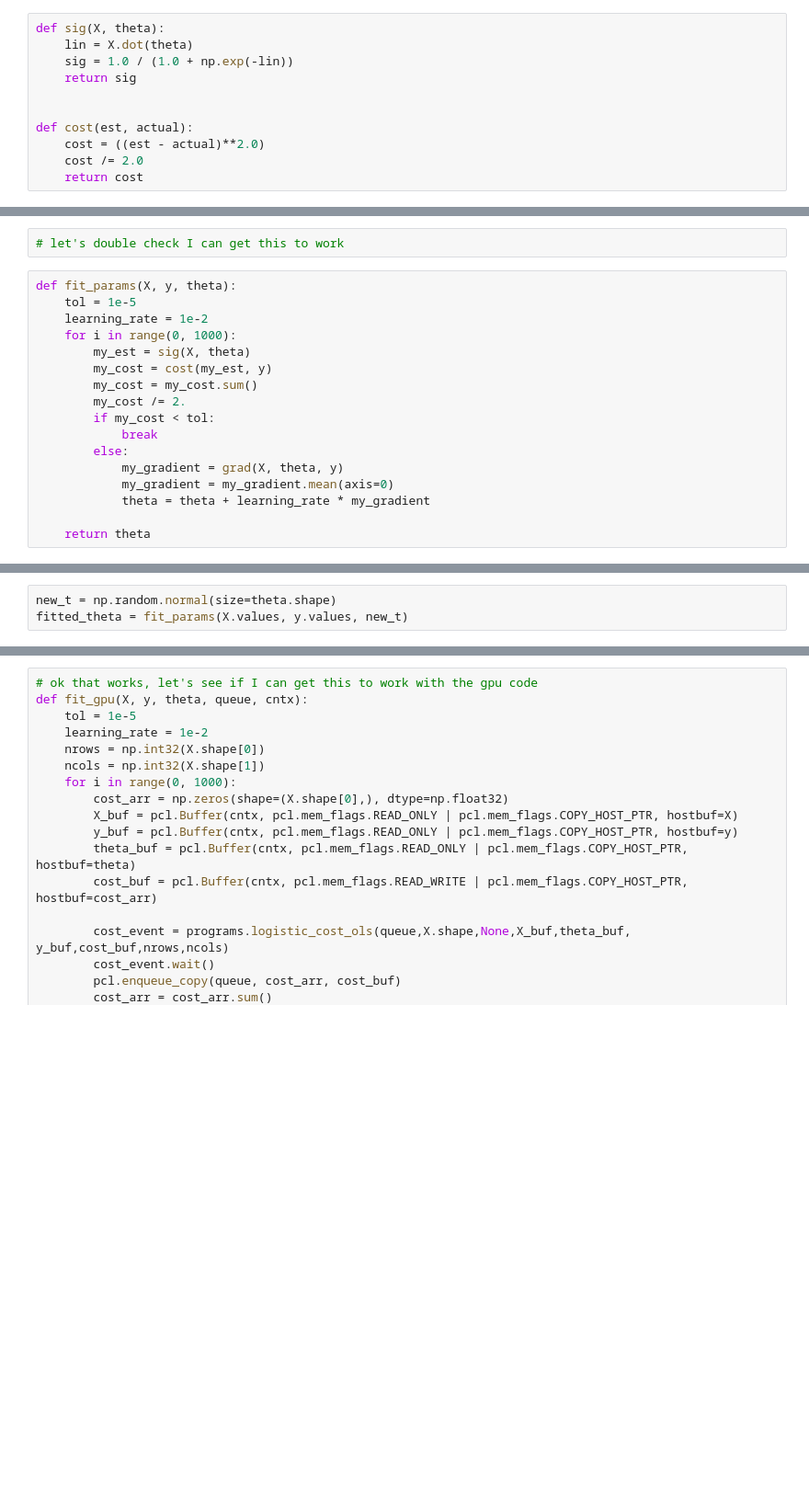
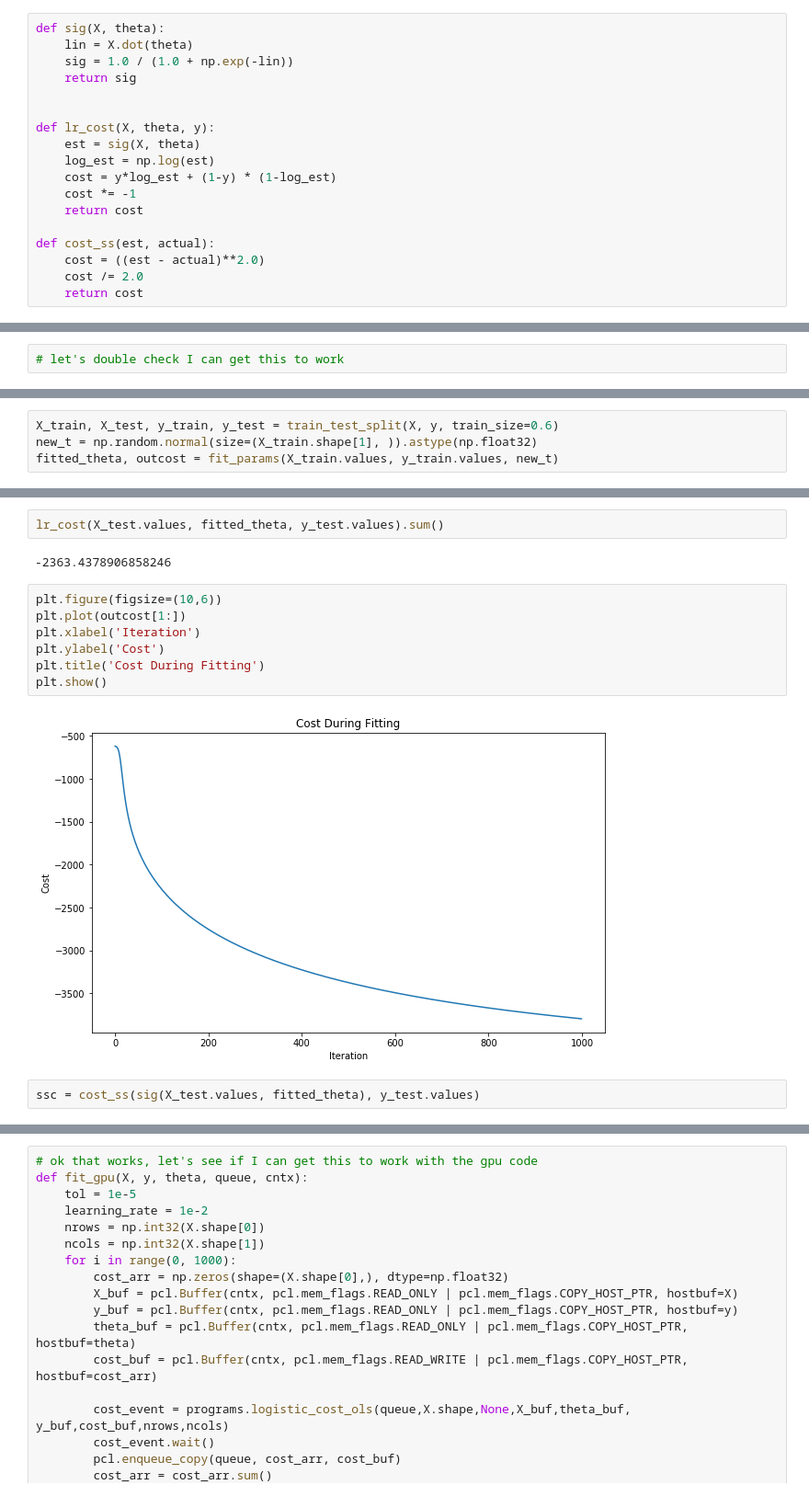
Before and after one commit to themantalope/opencl_fun, a Jupyter notebook: notebooks/piecewise_testing.ipynb, the cells around one changed output, grey strips where cells are left out. Shown: that part at 92% size. Cells and saved outputs as stored; diff of their text form; blank space fills up the shorter version.

```diff
--- a/notebooks/piecewise_testing.ipynb
+++ b/notebooks/piecewise_testing.ipynb
@@ -131,7 +120,14 @@ def sig(X, theta):
     return sig
 
 
-def cost(est, actual):
+def lr_cost(X, theta, y):
+    est = sig(X, theta)
+    log_est = np.log(est)
+    cost = y*log_est + (1-y) * (1-log_est)
+    cost *= -1
+    return cost
+
+def cost_ss(est, actual):
     cost = ((est - actual)**2.0)
     cost /= 2.0
     return cost
@@ -281,19 +210,2 @@ array([[  1.92778767e-03,   6.45941996e-04],
 # %%
 # let's double check I can get this to work
-# %%
-def fit_params(X, y, theta):
-    tol = 1e-5
-    learning_rate = 1e-2
-    for i in range(0, 1000):
-        my_est = sig(X, theta)
-        my_cost = cost(my_est, y)
-        my_cost = my_cost.sum()
-        my_cost /= 2.
-        if my_cost < tol:
-            break
-        else:
-            my_gradient = grad(X, theta, y)
-            my_gradient = my_gradient.mean(axis=0)
-            theta = theta + learning_rate * my_gradient
-
-    return theta
@@ -300,6 +255,7 @@ def fit_params(X, y, theta):
 # %%
-new_t = np.random.normal(size=theta.shape)
-fitted_theta = fit_params(X.values, y.values, new_t)
+X_train, X_test, y_train, y_test = train_test_split(X, y, train_size=0.6)
+new_t = np.random.normal(size=(X_train.shape[1], )).astype(np.float32)
+fitted_theta, outcost = fit_params(X_train.values, y_train.values, new_t)
 # %%
 fitted_theta
 # %% [output]
@@ -306,0 +263,15 @@ array([-0.14121078,  1.35125726])
+# %%
+lr_cost(X_test.values, fitted_theta, y_test.values).sum()
+# %% [output]
+-2363.4378906858246
+# %%
+plt.figure(figsize=(10,6))
+plt.plot(outcost[1:])
+plt.xlabel('Iteration')
+plt.ylabel('Cost')
+plt.title('Cost During Fitting')
+plt.show()
+# %% [output]
+[figure, added]
+# %%
+ssc = cost_ss(sig(X_test.values, fitted_theta), y_test.values)
```
Also changed, not shown: parts of 38 cells of this notebook, 2 other files.
